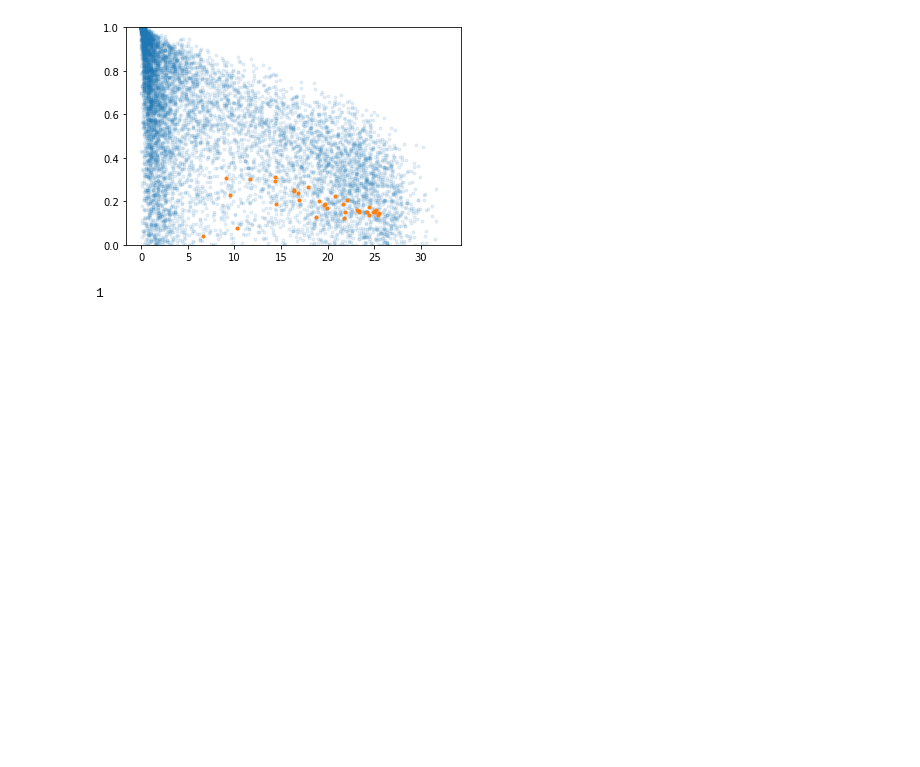
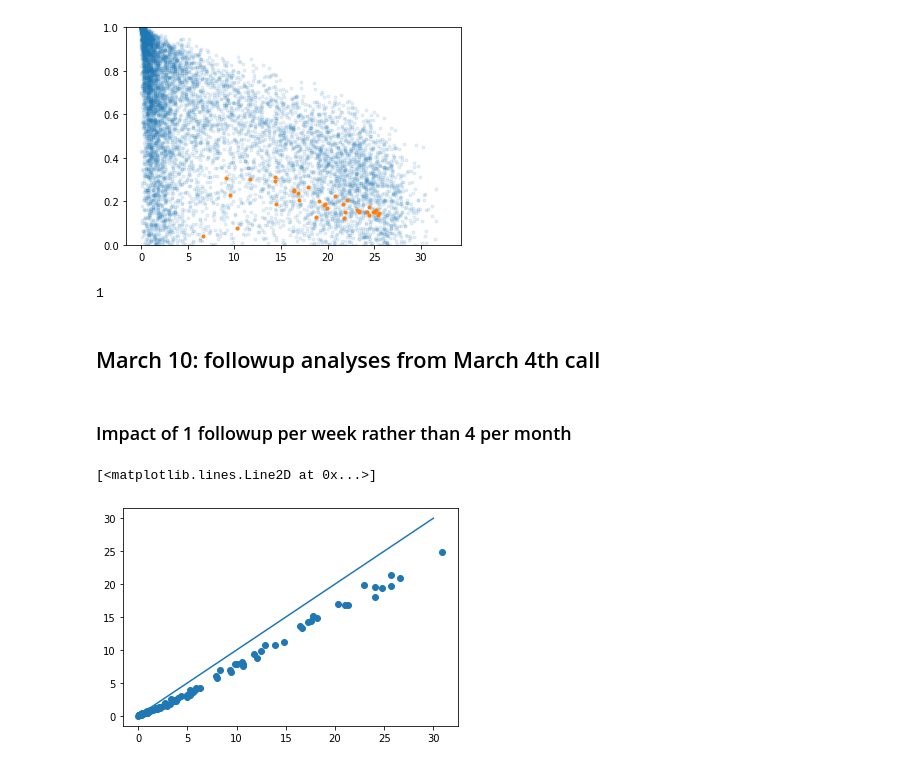
Before and after one commit to jgsuresh/sandbox-jsuresh, a Jupyter notebook: rcd_smallscale_sims/simulation_impact_plots.ipynb, the cells around one changed output. Cells and saved outputs as stored; diff of their text form; code cells hidden in the pictures; blank space fills up the shorter version.

```diff
--- a/rcd_smallscale_sims/simulation_impact_plots.ipynb
+++ b/rcd_smallscale_sims/simulation_impact_plots.ipynb
@@ -856,3 +834,25 @@ plt.ylim([0,1])
 int(round(4 * 7/30))
 # %% [output]
 1
+# %% [markdown]
+## March 10: followup analyses from March 4th call
+# %% [markdown]
+### Impact of 1 followup per week rather than 4 per month
+# %%
+df_fiducial = pd.read_csv("endpoints_78e2f7f5-7f5d-ea11-a2c5-c4346bcb1550.csv") # HS + RCD!!!
+df_fiducial = df_fiducial[df_fiducial["year"]==3]
+foo1 = df_fiducial.groupby("funest").agg({"mean"}).reset_index()
+
+df_weekly_budget = pd.read_csv("endpoints_88afbd76-8d62-ea11-a2c5-c4346bcb1550.csv")
+df_weekly_budget = df_weekly_budget[df_weekly_budget["year"]==3]
+foo2 = df_weekly_budget.groupby("funest").agg({"mean"}).reset_index()
+
+df_hs = pd.read_csv("endpoints_6ffc3d50-085d-ea11-a2c5-c4346bcb1550.csv")
+df_hs = df_hs[df_hs["year"]==3]
+foo_hs = df_hs.groupby("funest").agg({"mean"}).reset_index()
+# %%
+plt.scatter(foo_hs["EIR"], foo2["EIR"])
+plt.plot([0,30],[0,30])
+# %% [output]
+[<matplotlib.lines.Line2D at 0x...>]
+[figure, added]
```
Also changed, not shown: parts of 15 cells of this notebook, 8 other files.
